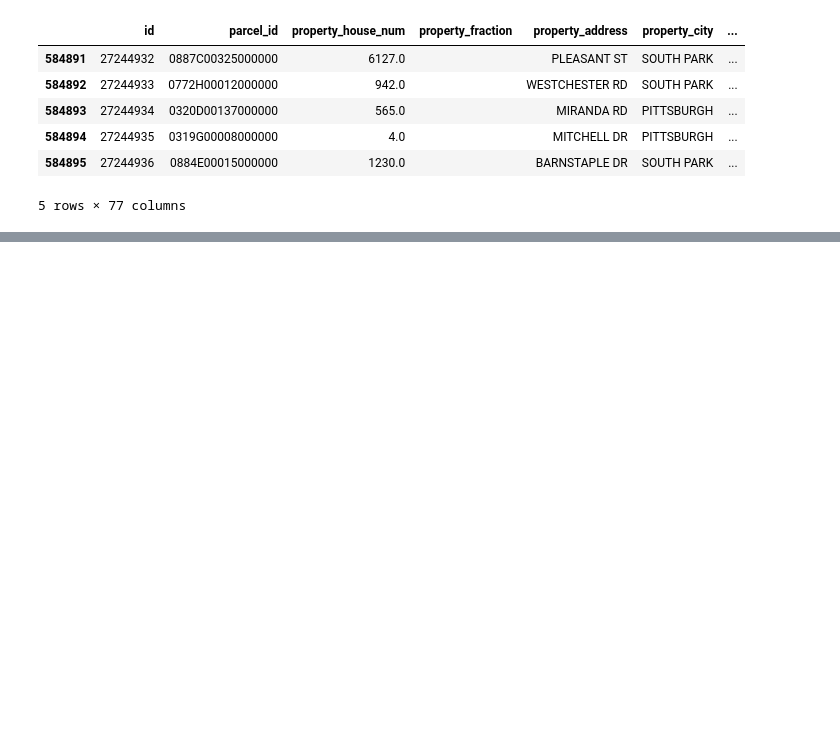
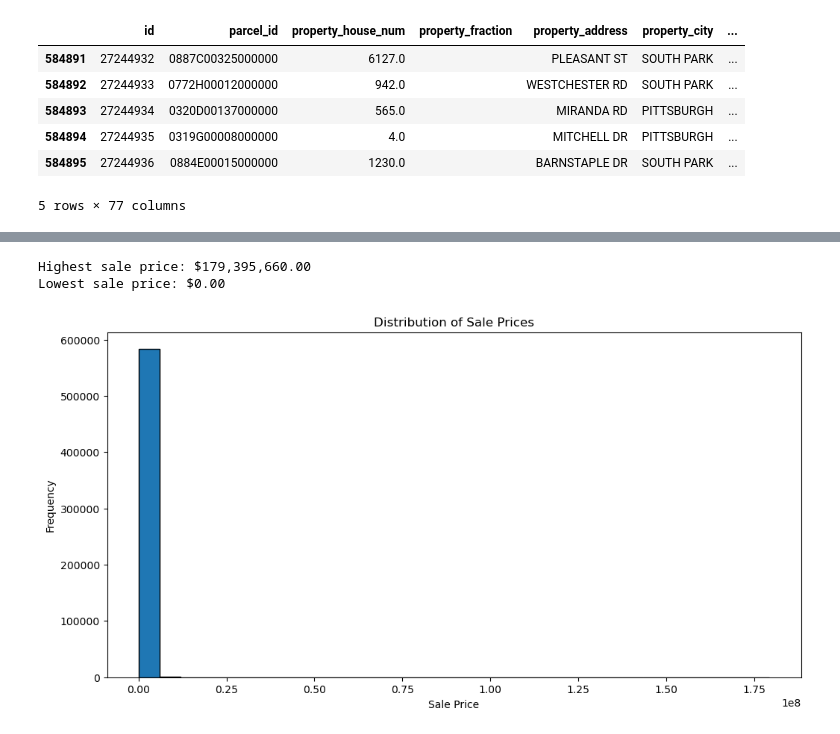
Before and after one commit to ussamasaeed/Allegheny-County-Property-Sale-analysis, a Jupyter notebook: notebook.ipynb, the cells around one changed output, grey strips where cells are left out. Saved outputs shown, nothing was run; the diff lists cells and outputs as text; code cells hidden in the pictures; blank space fills up the shorter version.

```diff
--- a/notebook.ipynb
+++ b/notebook.ipynb
@@ -534,0 +733,19 @@ cat_cols = df.select_dtypes(include=['object']).columns
+# %%
+# 5. What is the **highest and lowest sale price** recorded?
+highest_sale_price = df['sale_price'].max()
+lowest_sale_price = df['sale_price'].min()
+print(f"Highest sale price: ${highest_sale_price:,.2f}")
+print(f"Lowest sale price: ${lowest_sale_price:,.2f}")
+# %% [output]
+Highest sale price: $179,395,660.00
+Lowest sale price: $0.00
+# %%
+# 6. What is the **distribution of sale_price**?
+plt.figure(figsize=(12,6))
+plt.hist(df['sale_price'], bins=30, edgecolor='black')
+plt.title('Distribution of Sale Prices')
+plt.xlabel('Sale Price')
+plt.ylabel('Frequency')
+plt.show()
+# %% [output]
+[figure, added]
```
Also changed, not shown: parts of 17 cells of this notebook.
